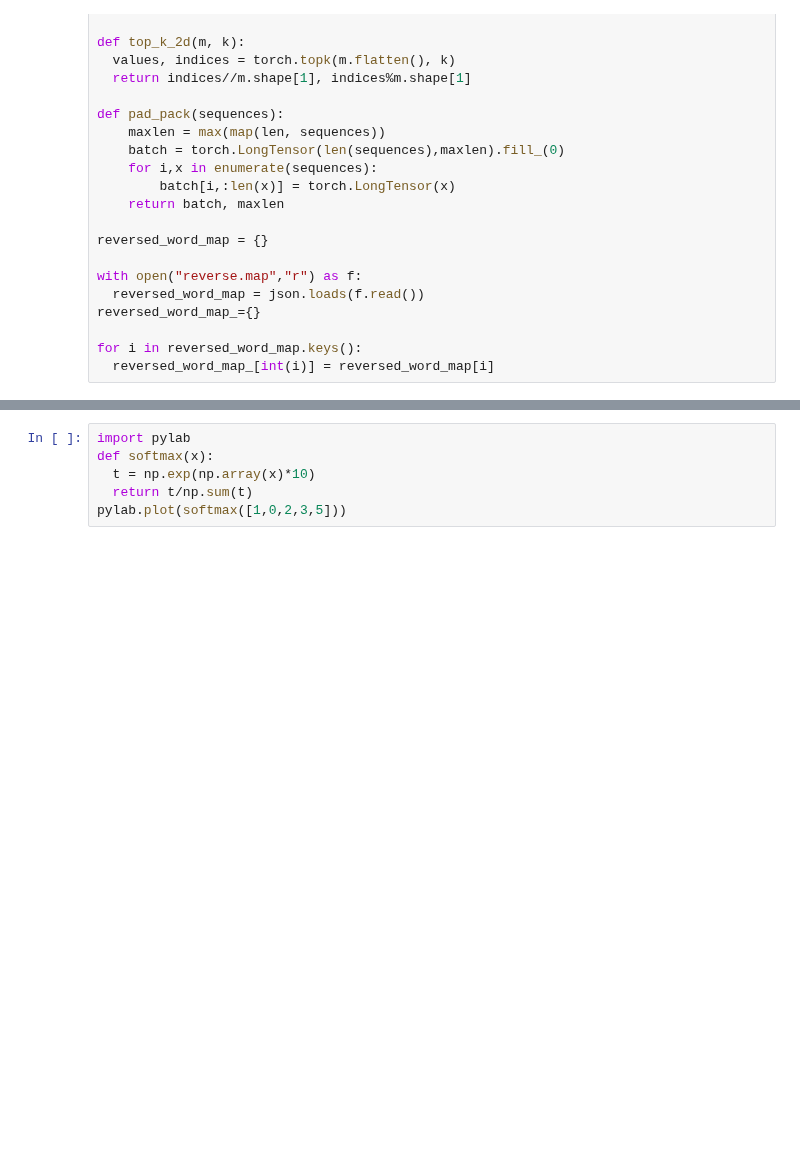
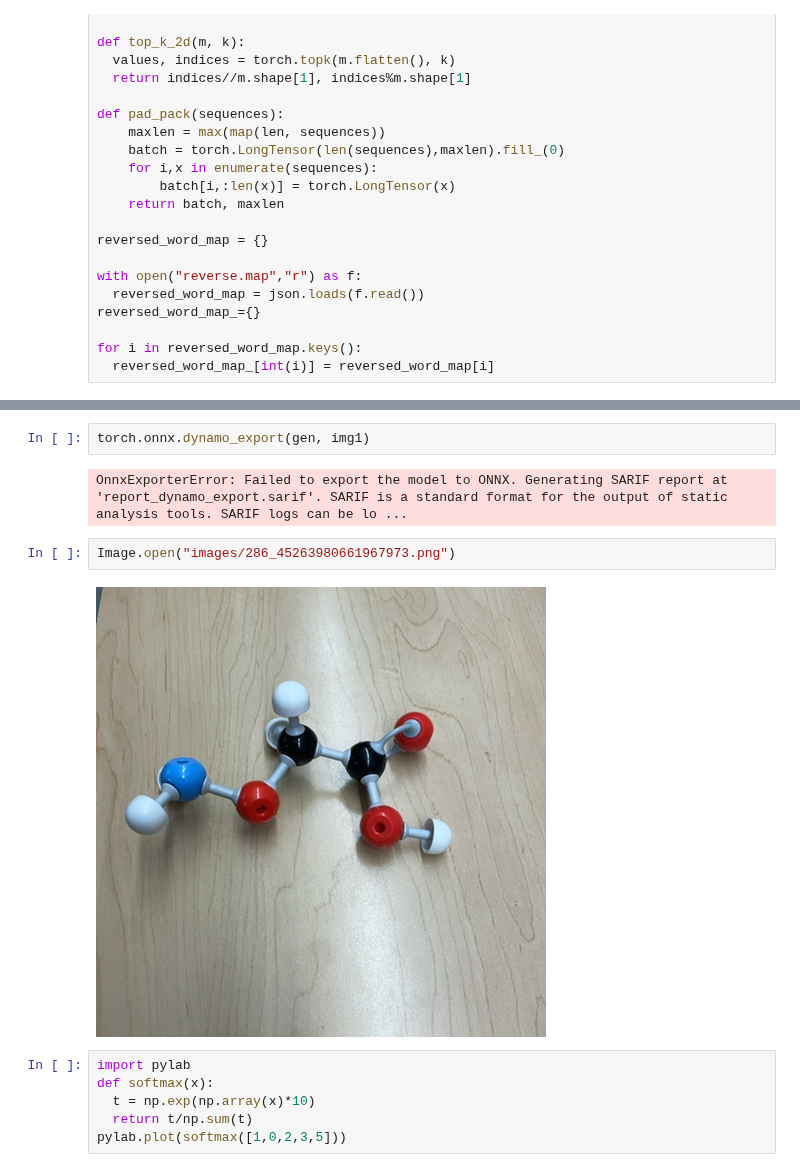
Before and after one commit to weathon/3d2smile, a Jupyter notebook: thesis_test.ipynb, the cells around one changed output, grey strips where cells are left out. Saved outputs shown, nothing was run; the diff lists cells and outputs as text; blank space fills up the shorter version.

```diff
--- a/thesis_test.ipynb
+++ b/thesis_test.ipynb
@@ -192,3 +243,11 @@ tensor([1., 0., 0., 0., 0., 0., 0., 0., 0., 0.], device='cuda:0')
+# %%
+torch.onnx.dynamo_export(gen, img1)
+# %% [output]
+OnnxExporterError: Failed to export the model to ONNX. Generating SARIF report at 'report_dynamo_export.sarif'. SARIF is a standard format for the output of static analysis tools. SARIF logs can be lo ...
+# %%
+Image.open("images/286_45263980661967973.png")
+# %% [output]
+[figure, added]
 # %%
 import pylab
 def softmax(x):
```
Also changed, not shown: parts of 43 cells of this notebook.
